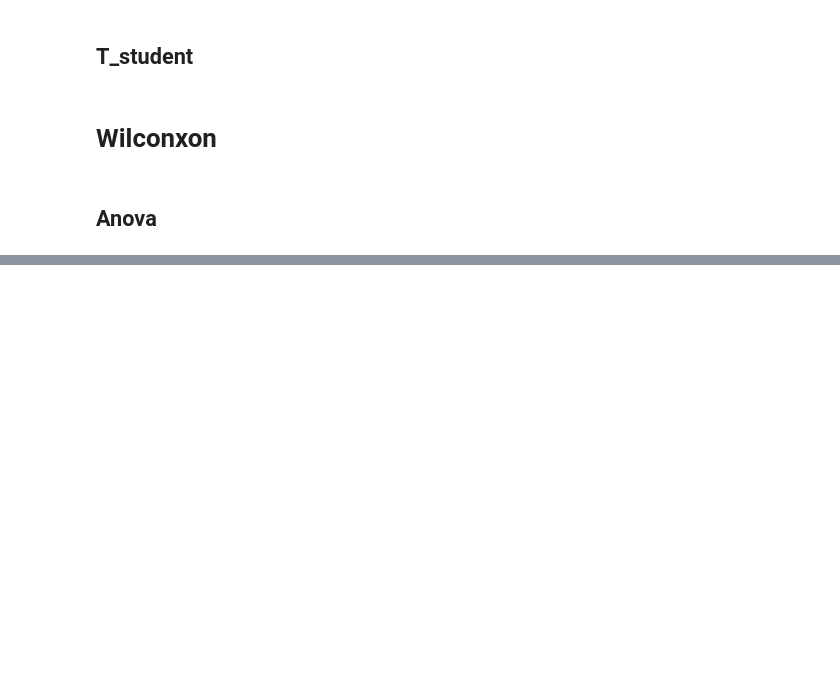
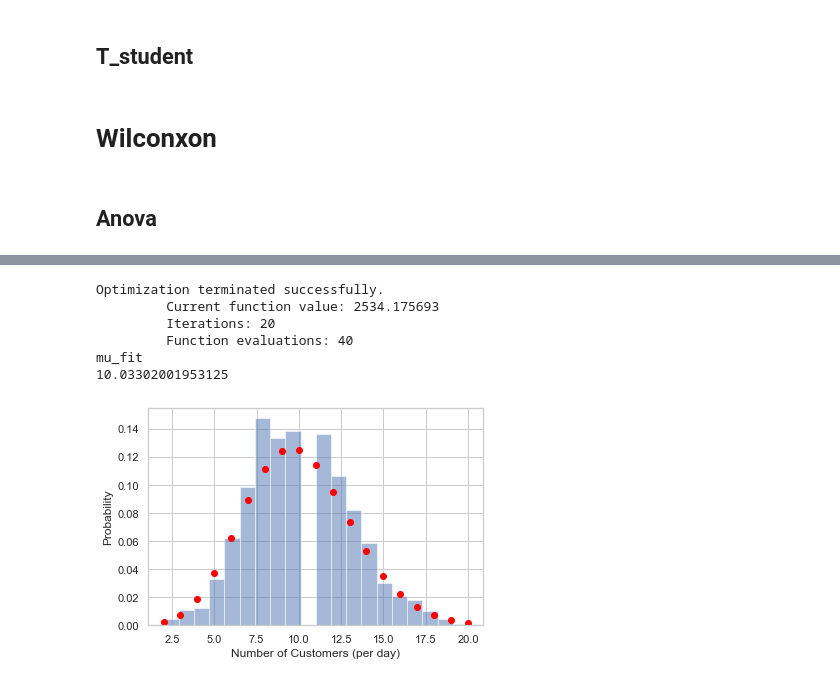
Before and after one commit to 4bm4/cheatsheetDC, a Jupyter notebook: clases.ipynb, the cells around one changed output, grey strips where cells are left out. Cells and saved outputs as stored; diff of their text form; code cells hidden in the pictures; blank space fills up the shorter version.

```diff
--- a/clases.ipynb
+++ b/clases.ipynb
@@ -1334,0 +1386,49 @@ log_Likelihood: 0.0
+# %%
+data=df_prueba["Datos_Poisson_3"]
+plt.hist(data, bins=int(np.max(data)), density=True, alpha=0.5)
+
+# plt.show()
+
+
+
+def loss_function(params, data_in):
+
+    mu = params[0]
+
+    loss = 0
+
+    for i in range(len(data_in)):
+
+        loglikelihood = stats.poisson.logpmf(data_in[i], mu)
+
+        loss_to_add = -loglikelihood
+
+        loss += loss_to_add
+
+    return(loss)
+
+
+
+params0 = np.array([20])
+minimum = stats2.optimize.fmin(loss_function, params0, args=(data,))
+
+mu_fit = minimum[0]
+
+print("mu_fit")
+print(mu_fit)
+
+
+
+x = list(range(int(np.min(data)), int(np.max(data))+1))
+plt.scatter(x, stats.poisson.pmf(x, mu_fit),color="red")
+plt.xlabel("Number of Customers (per day)")
+plt.ylabel("Probability")
+plt.show()
+# %% [output]
+Optimization terminated successfully.
+         Current function value: 2534.175693
+         Iterations: 20
+         Function evaluations: 40
+mu_fit
+10.03302001953125
+[figure, added]
```
Also changed, not shown: parts of 22 cells of this notebook.
